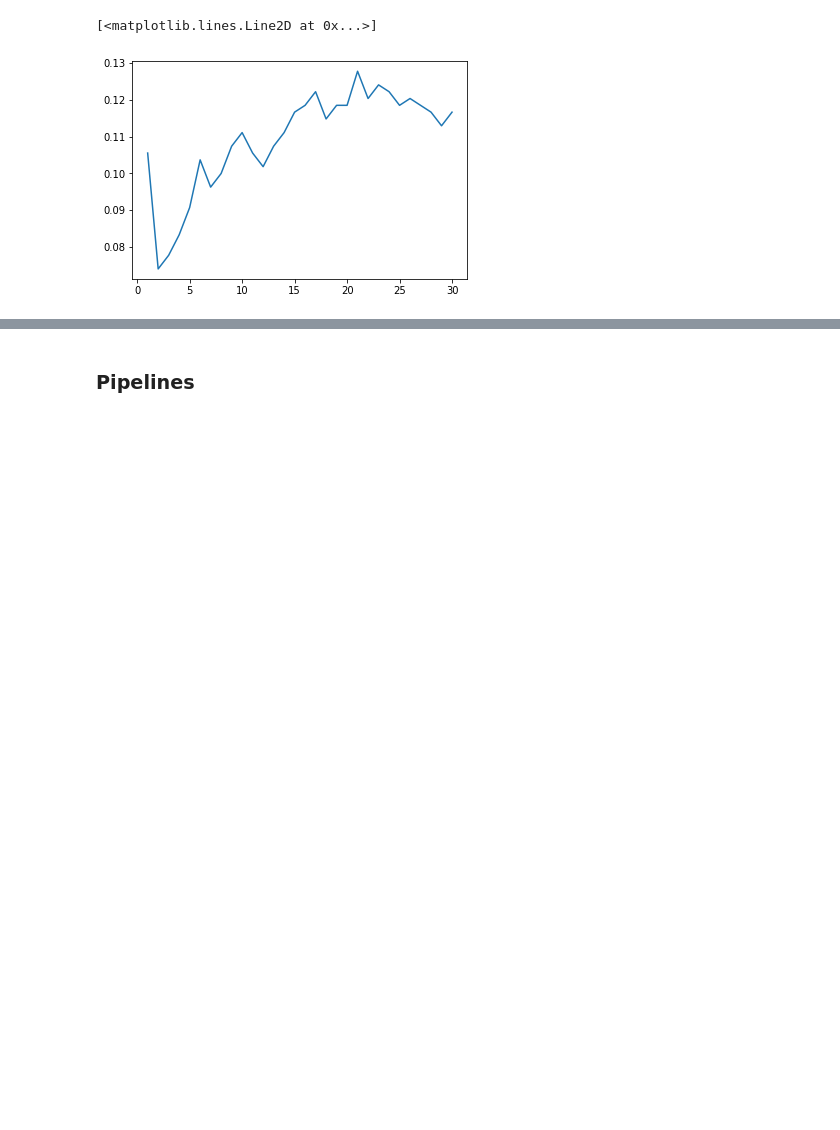
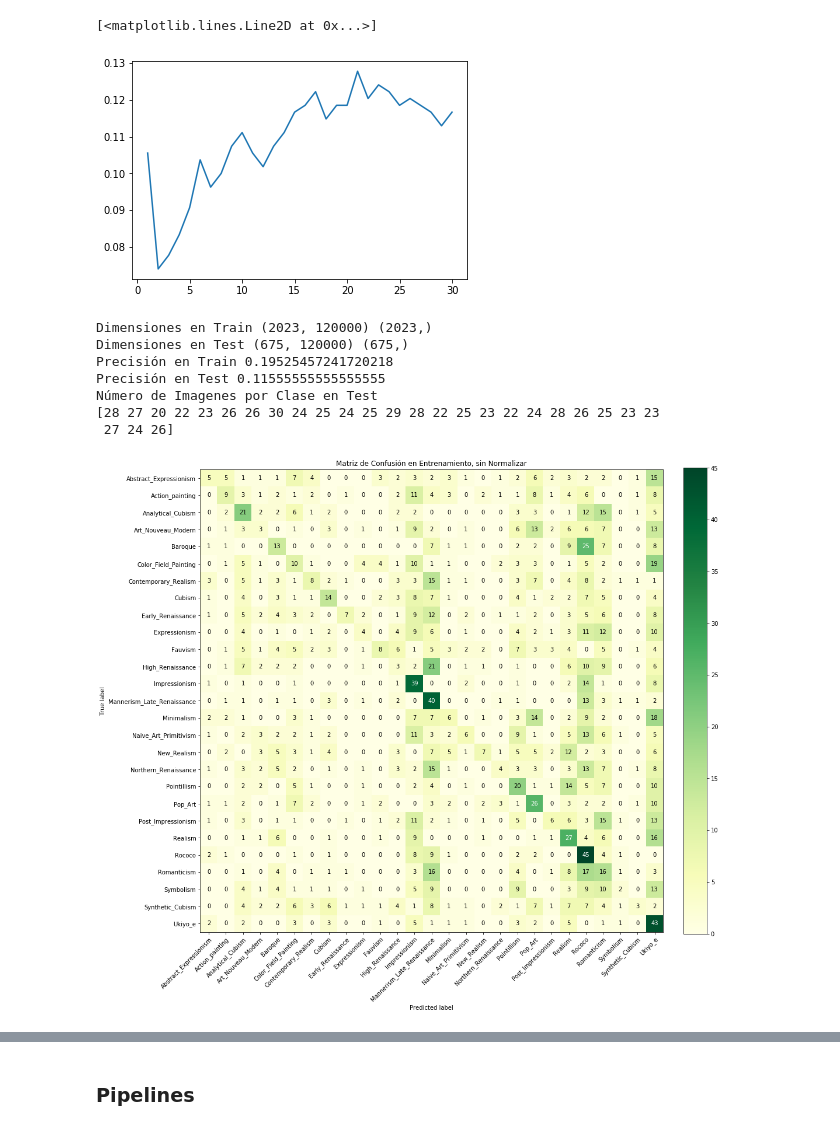
Before and after one commit to Momo-owo/ArtSource, a Jupyter notebook: artsource_notebook.ipynb, the cells around one changed output, grey strips where cells are left out. Cells and saved outputs as stored; diff of their text form; code cells hidden in the pictures; blank space fills up the shorter version.

```diff
--- a/artsource_notebook.ipynb
+++ b/artsource_notebook.ipynb
@@ -261,7 +310,8 @@ def LMID(path, kernel_size, resize_by):
 # %%
-path_classes = 'artsource_dataset/'
+#Se definen los parametros para el método de procesamiento
+
+path_classes = 'artsource_dataset_full/'
 ker_size = 15
+ker_size = (ker_size,) * 2
 resize = 200
 class_names = np.r_[os.listdir(path_classes)]
-
-X, y = LMID(path_classes, ker_size, resize)
@@ -343,28 +400,69 @@ plt.plot(neighbors, accuracy)
 [<matplotlib.lines.Line2D at 0x...>]
 [figure]
 # %%
+#A continuación, se hace el mismo experimento con un clasificador de Naive Bayes Gaussiano. Es muy similar al anteriormente
+#implementado, solo se cambia la procprción del test_size y el clasificador
 test_size = 0.25
 
 d_train, d_test, c_train, c_test = train_test_split(X,y,test_size=test_size)
 
 print("Dimensiones en Train", d_train.shape, c_train.shape)
 print("Dimensiones en Test", d_test.shape, c_test.shape)
 
-g = GaussianNB()
-g.fit(d_train, c_train)
-print("Precisión en Train", g.score(d_train, c_train))
-print("Precisión en Test", g.score(d_test, c_test))
+#Aca se inicializa el clasificador GNB
+gnb = GaussianNB()
+gnb.fit(d_train, c_train)
+print("Precisión en Train", gnb.score(d_train, c_train))
+print("Precisión en Test", gnb.score(d_test, c_test))
 
-pred_train = g.predict(d_train)
-pred_test  = g.predict(d_test)
+pred_train = gnb.predict(d_train)
+pred_test  = gnb.predict(d_test)
 
 cm_train = confusion_matrix(c_train, pred_train)
 cm_test = confusion_matrix(c_test, pred_test)
 print("Número de Imagenes por Clase en Test")
 print(np.sum(cm_test, axis=1))
 
-plt.figure(figsize=(17,4))
-plt.subplot(141), plt.title('Matríz de Confusión en Train'), plt.imshow(cm_train, interpolation="nearest", cmap=plt.cm.Blues);
-plt.subplot(141), plt.colorbar();
-plt.subplot(142), plt.title('Matríz de Confusión en Test'), plt.imshow(cm_test, interpolation="nearest", cmap=plt.cm.Blues);
-plt.subplot(142), plt.colorbar();
+np.set_printoptions(precision=2)
+
+plot_confusion_matrix(y_true = c_train,
+                      y_pred = pred_train,
+                      classes = class_names,
+                      title = 'Matriz de Confusión en Entrenamiento, sin Normalizar',
+                      normalize = False,
+                      cmap = plt.cm.YlGn,
+                      prnt_cm = False)
+
+plot_confusion_matrix(y_true = c_train,
+                      y_pred = pred_train,
+                      classes = class_names,
+                      title = 'Matriz de Confusión en Entrenamiento, Normalizada',
+                      normalize = True,
+                      cmap = plt.cm.YlGn,
+                      prnt_cm = False)
+
+plot_confusion_matrix(y_true = c_test,
+                      y_pred = pred_test,
+                      classes = class_names,
+                      title = 'Matriz de Confusión en Pruebas, sin Normalizar',
+                      normalize = False,
+                      cmap = plt.cm.YlGn,
+                      prnt_cm = False)
+
+plot_confusion_matrix(y_true = c_test,
+                      y_pred = pred_test,
+                      classes = class_names,
+                      title = 'Matriz de Confusión en Pruebas, Normalizada',
+                      normalize = True,
+                      cmap = plt.cm.YlGn,
+                      prnt_cm = False)
+plt.show()
+# %% [output]
+Dimensiones en Train (2023, 120000) (2023,)
+Dimensiones en Test (675, 120000) (675,)
+Precisión en Train 0.19525457241720218
+Precisión en Test 0.11555555555555555
+Número de Imagenes por Clase en Test
+[28 27 20 22 23 26 26 30 24 25 24 25 29 28 22 25 23 22 24 28 26 25 23 23
+ 27 24 26]
+[figure, added]
```
Also changed, not shown: parts of 49 cells of this notebook.
